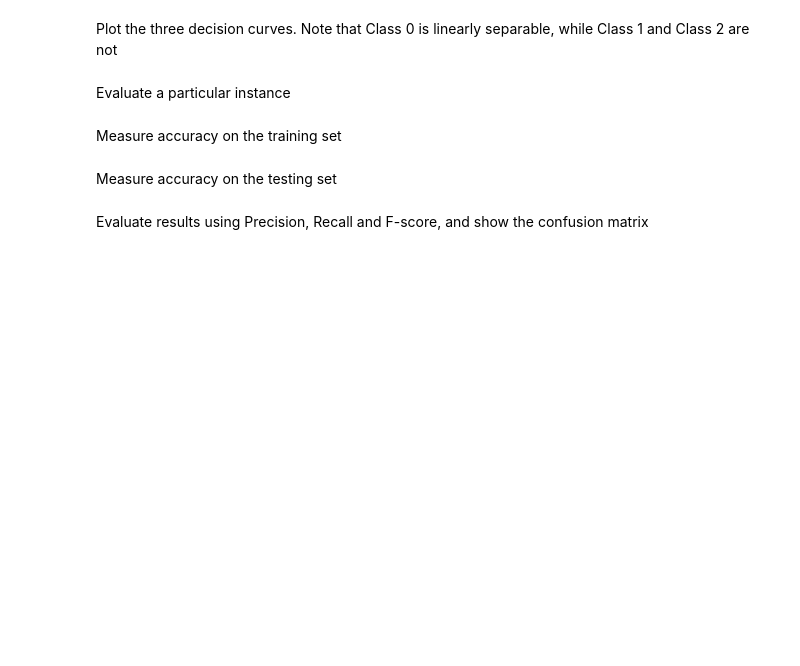
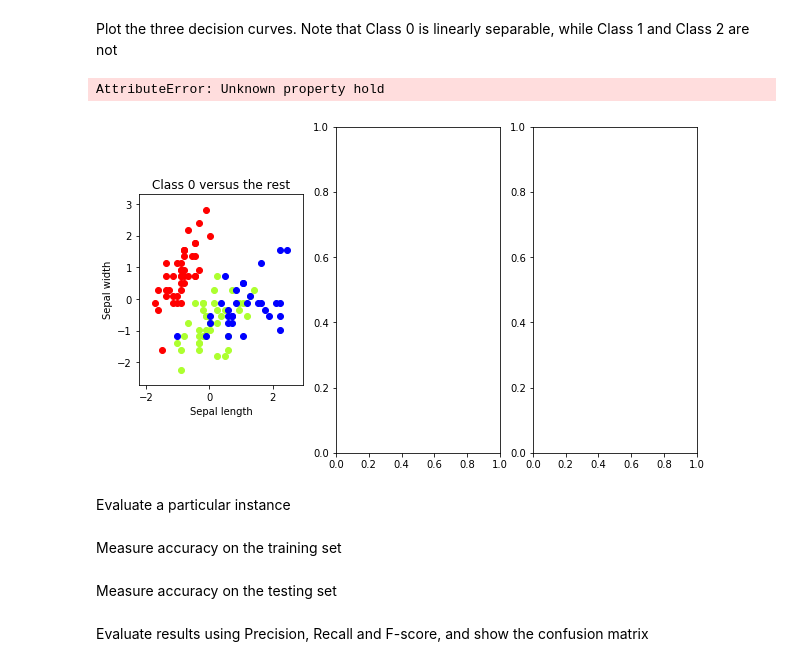
Before and after one commit to SadiCetinkaya/ML_Sklearn, a Jupyter notebook: 1)A Gentle Introduction to Machine Learning.ipynb, the cells around one changed output. Drawn from its saved outputs; the diff is of its cells as text; code cells hidden in the pictures; blank space fills up the shorter version.

```diff
--- a/1)A Gentle Introduction to Machine Learning.ipynb
+++ b/1)A Gentle Introduction to Machine Learning.ipynb
@@ -74,23 +79,26 @@ Plot the three decision curves. Note that Class 0 is linearly separable, while C
 # %%
 x_min, x_max = X_train[:, 0].min() - .5, X_train[:, 0].max() + .5
 y_min, y_max = X_train[:, 1].min() - .5, X_train[:, 1].max() + .5
 xs = np.arange(x_min,x_max,0.5)
 fig, axes = plt.subplots(1,3)
 fig.set_size_inches(10,6)
 for i in [0,1,2]:
     axes[i].set_aspect('equal')
     axes[i].set_title('Class ' + str(i) + ' versus the rest')
     axes[i].set_xlabel('Sepal length')
     axes[i].set_ylabel('Sepal width')
     axes[i].set_xlim(x_min, x_max)
     axes[i].set_ylim(y_min, y_max)
     sca(axes[i])
-    for j in xrange(len(colors)):
+    for j in range(len(colors)):
         px = X_train[:, 0][y_train == j]
         py = X_train[:, 1][y_train == j]
         plt.scatter(px, py, c=colors[j])
     ys = (-clf.intercept_[i]-xs*clf.coef_[i,0])/clf.coef_[i,1]
     plt.plot(xs,ys,hold=True)
+# %% [output]
+AttributeError: Unknown property hold
+[figure, added]
 # %% [markdown]
 Evaluate a particular instance
 # %%
```
Also changed, not shown: parts of 5 cells of this notebook.
